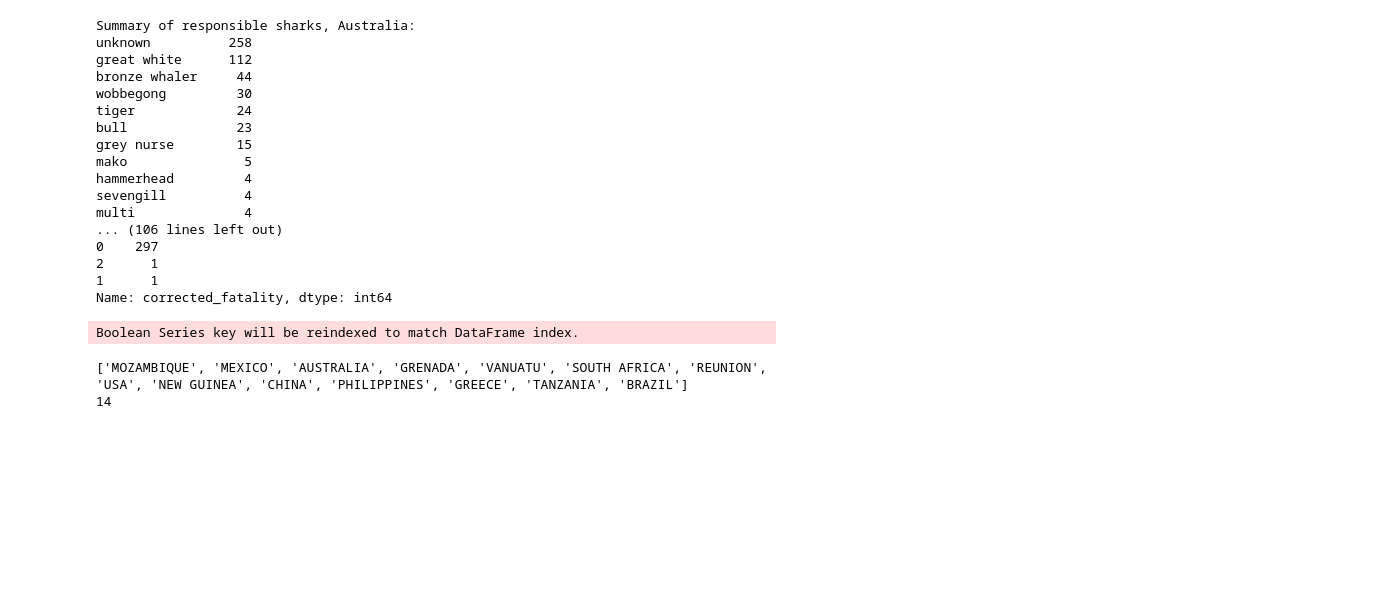
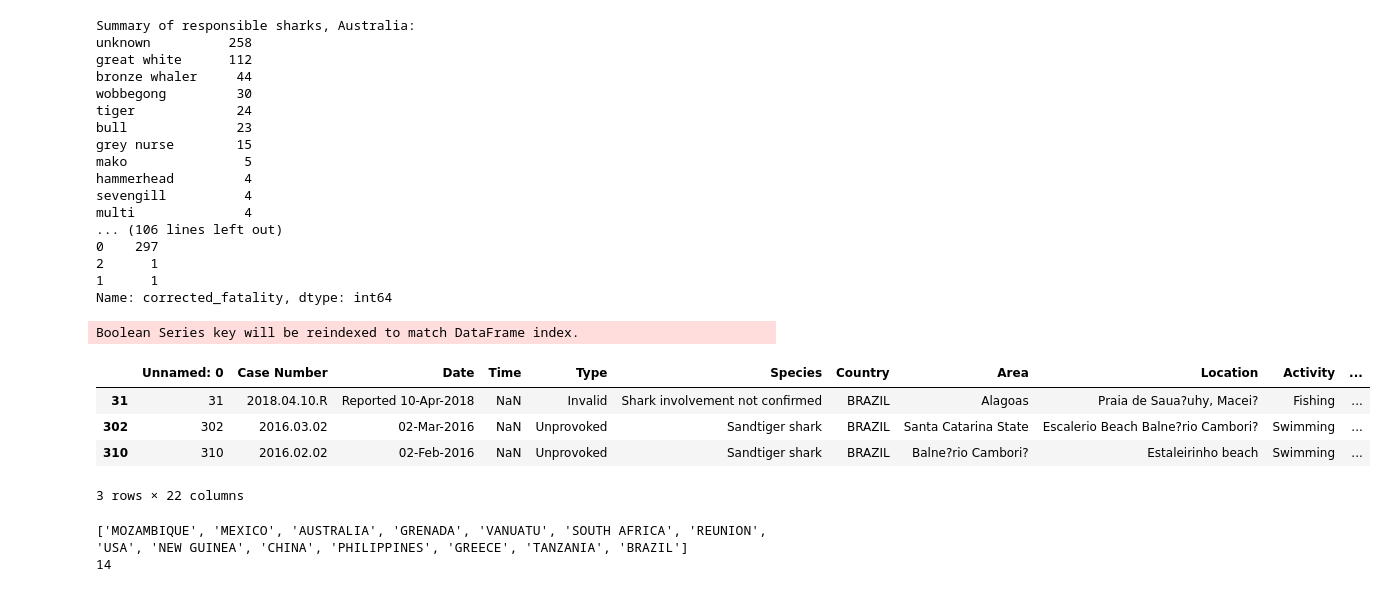
Before and after one commit to sometechchick/ml-dl-ai-learnings, a Jupyter notebook: bigdata_bigsharks/bigdata_bigsharks.ipynb, the cells around one changed output. Cells and saved outputs as stored; diff of their text form; code cells hidden in the pictures; blank space fills up the shorter version.

```diff
--- a/bigdata_bigsharks/bigdata_bigsharks.ipynb
+++ b/bigdata_bigsharks/bigdata_bigsharks.ipynb
@@ -955,6 +995,14 @@ for y in year_buckets:
 # print(year_counts)
 # %% [output]
 Boolean Series key will be reindexed to match DataFrame index.
+# %%
+data_useful_cols.iloc[[31, 302, 310]]
+# %% [output]
+|  | Unnamed: 0 | Case Number | Date | Time | Type | Species | Country | Area | Location | Activity | ... |
+| 31 | 31 | 2018.04.10.R | Reported 10-Apr-2018 | NaN | Invalid | Shark involvement not confirmed | BRAZIL | Alagoas | Praia de Saua?uhy, Macei? | Fishing | ... |
+| 302 | 302 | 2016.03.02 | 02-Mar-2016 | NaN | Unprovoked | Sandtiger shark | BRAZIL | Santa Catarina State | Escalerio Beach Balne?rio Cambori? | Swimming | ... |
+| 310 | 310 | 2016.02.02 | 02-Feb-2016 | NaN | Unprovoked | Sandtiger shark | BRAZIL | Balne?rio Cambori? | Estaleirinho beach | Swimming | ... |
+3 rows × 22 columns
 # %%
 top_five_set = list(set([k for y in year_counts for k in y.keys()]))
 print(top_five_set)
```
Also changed, not shown: parts of 5 cells of this notebook, 2 other files.
